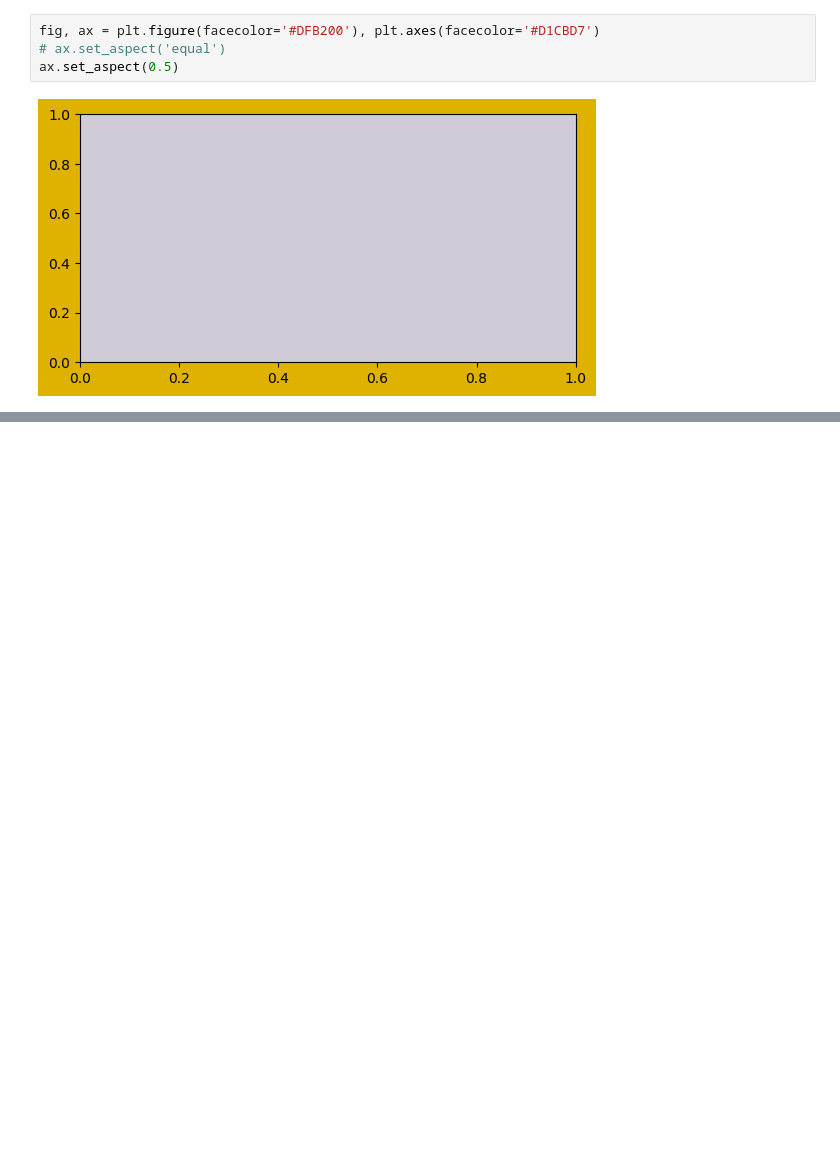
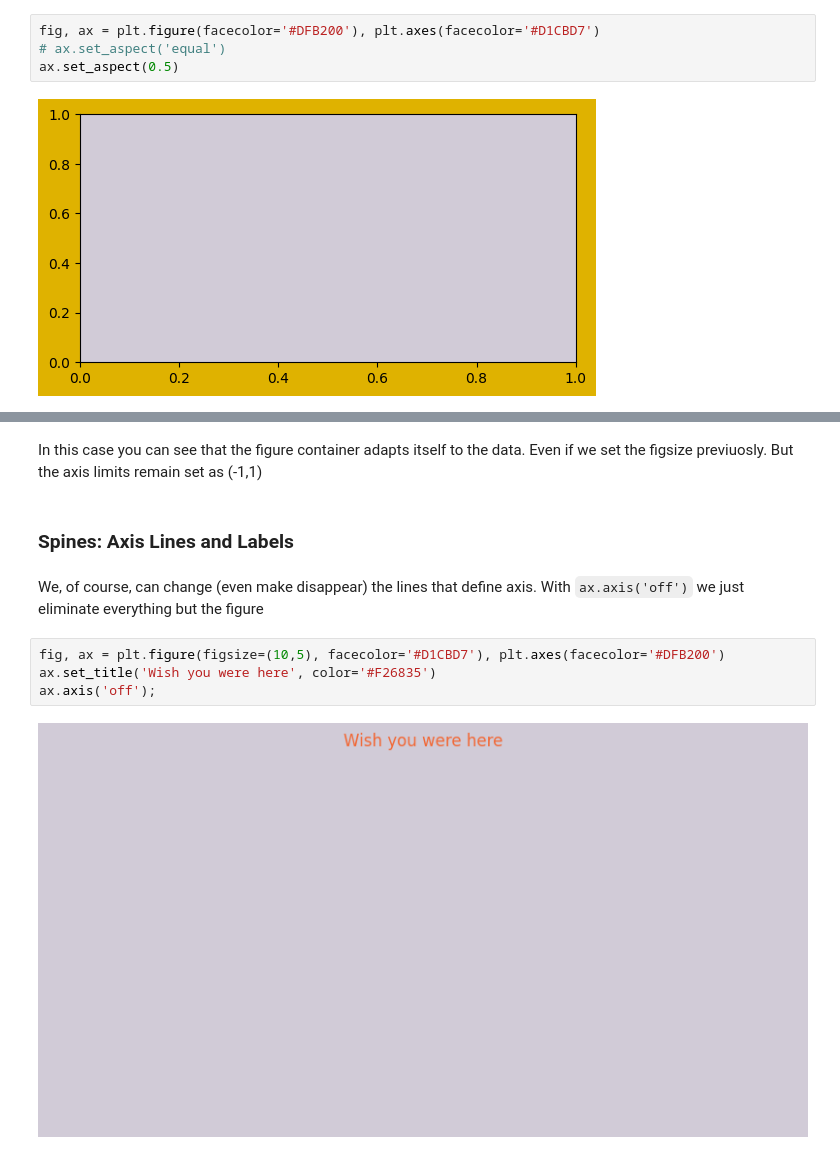
Before and after one commit to alvarohernandezalt/matplotlib_thePathof, a Jupyter notebook: 01_OOP_InterfacesDesign/AB_Appearance_TicksGridsAxes.ipynb, the cells around one changed output, grey strips where cells are left out. Cells and saved outputs as stored; diff of their text form; blank space fills up the shorter version.

```diff
--- a/01_OOP_InterfacesDesign/AB_Appearance_TicksGridsAxes.ipynb
+++ b/01_OOP_InterfacesDesign/AB_Appearance_TicksGridsAxes.ipynb
@@ -23,0 +72,13 @@ ax.set_aspect(0.5)
+# %% [markdown]
+In this case you can see that the figure container adapts itself to the data. Even if we set the figsize previuosly. But the axis limits remain set as (-1,1)
+# %% [markdown]
+### Spines: Axis Lines and Labels
+# %% [markdown]
+We, of course, can change (even make disappear) the lines that define axis.
+With `ax.axis('off')` we just eliminate everything but the figure
+# %%
+fig, ax = plt.figure(figsize=(10,5), facecolor='#D1CBD7'), plt.axes(facecolor='#DFB200')
+ax.set_title('Wish you were here', color='#F26835')
+ax.axis('off');
+# %% [output]
+[figure, added]
```
Also changed, not shown: parts of 4 cells of this notebook.
